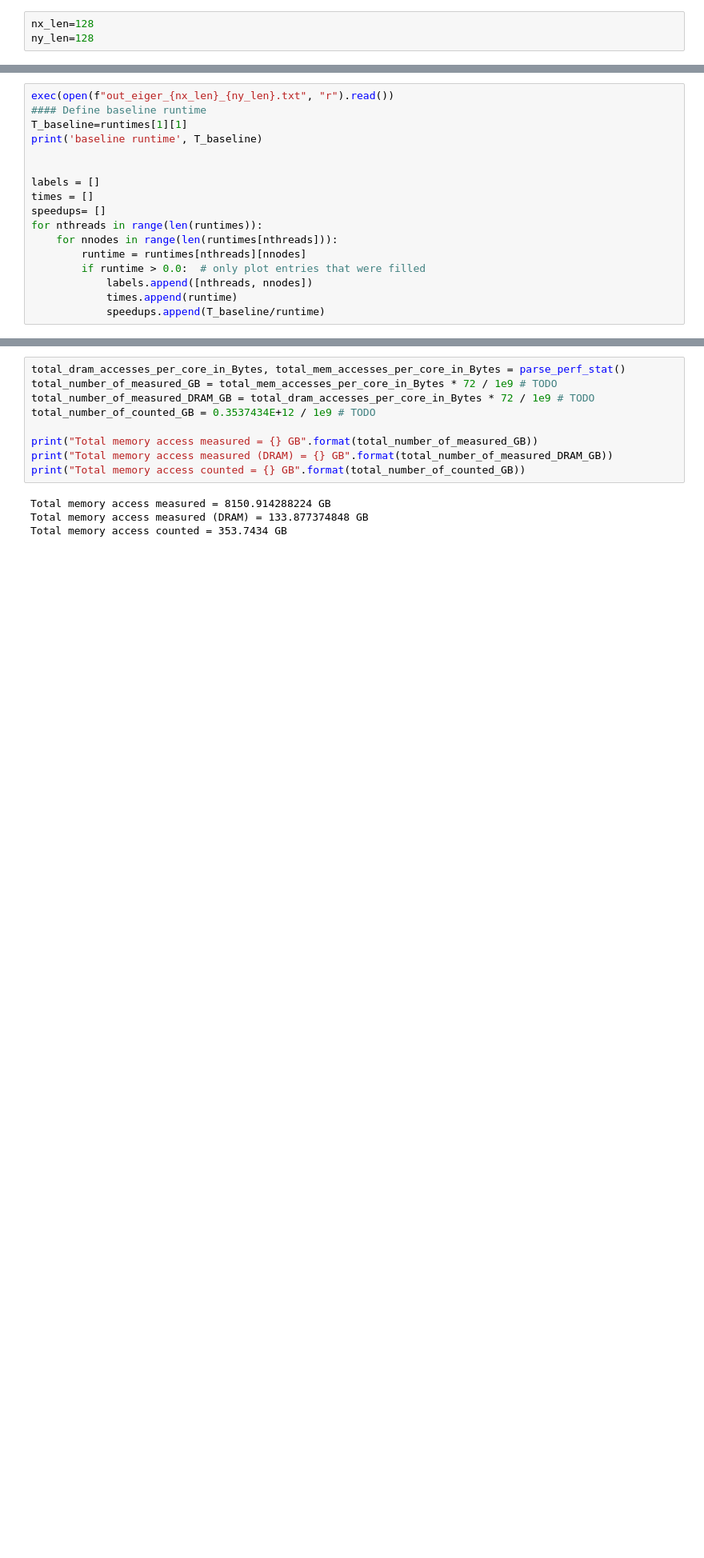
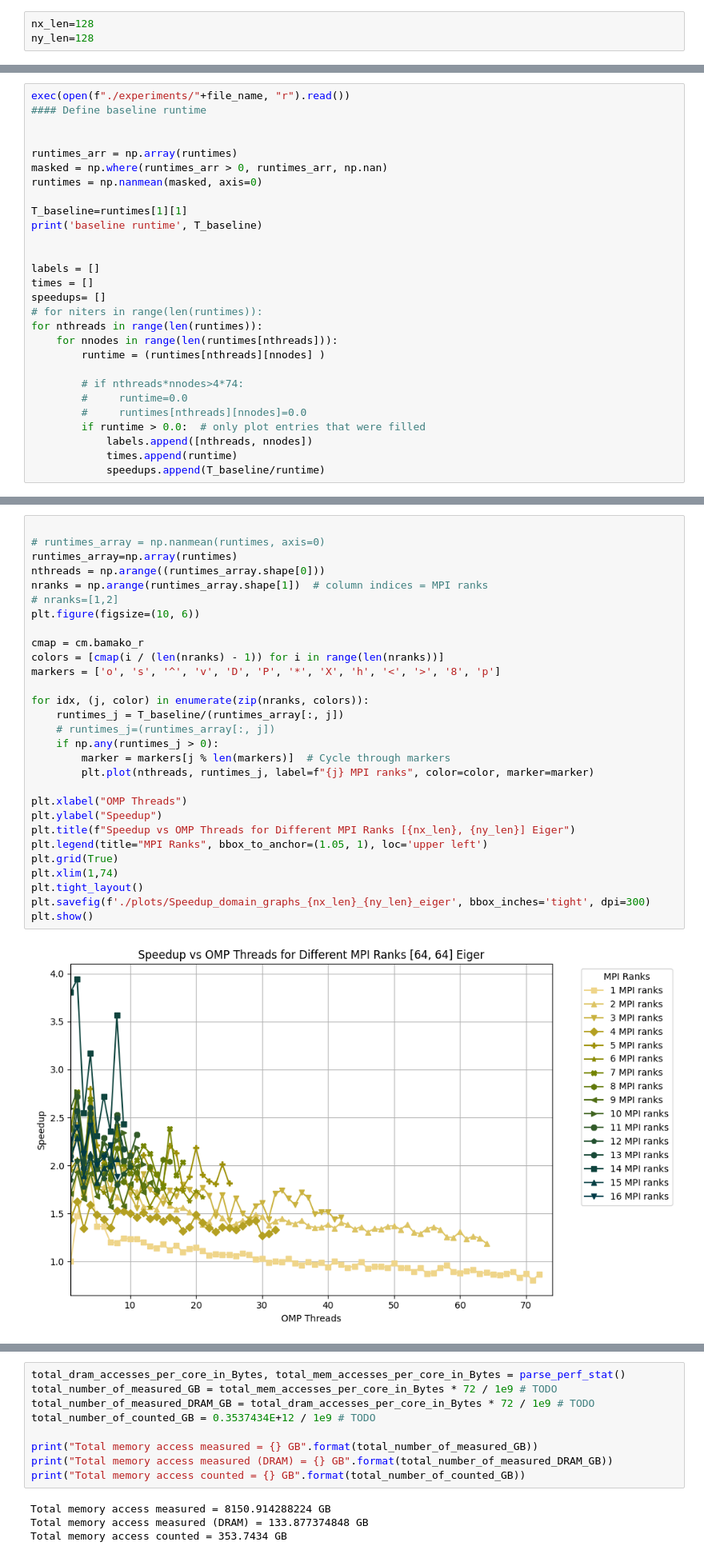
Before and after one commit to Rainette9/HPC4WC_proj5, a Jupyter notebook: OPENMP_MPI.ipynb, the cells around one changed output, grey strips where cells are left out. Shown at 80% size. Saved outputs shown, nothing was run; the diff lists cells and outputs as text; blank space fills up the shorter version.

```diff
--- a/OPENMP_MPI.ipynb
+++ b/OPENMP_MPI.ipynb
@@ -226,6 +227,12 @@ ny_len=128
 # %%
-exec(open(f"out_eiger_{nx_len}_{ny_len}.txt", "r").read())
+exec(open(f"./experiments/"+file_name, "r").read())
 #### Define baseline runtime
+
+
+runtimes_arr = np.array(runtimes)
+masked = np.where(runtimes_arr > 0, runtimes_arr, np.nan)
+runtimes = np.nanmean(masked, axis=0)
+
 T_baseline=runtimes[1][1]
 print('baseline runtime', T_baseline)
 
@@ -233,9 +240,14 @@ print('baseline runtime', T_baseline)
 labels = []
 times = []
 speedups= []
+# for niters in range(len(runtimes)):
 for nthreads in range(len(runtimes)):
     for nnodes in range(len(runtimes[nthreads])):
-        runtime = runtimes[nthreads][nnodes]
+        runtime = (runtimes[nthreads][nnodes] )
+
+        # if nthreads*nnodes>4*74:
+        #     runtime=0.0
+        #     runtimes[nthreads][nnodes]=0.0
         if runtime > 0.0:  # only plot entries that were filled
             labels.append([nthreads, nnodes])
             times.append(runtime)
@@ -289,3 +257,34 @@ plt.show()
+# %%
+
+# runtimes_array = np.nanmean(runtimes, axis=0)
+runtimes_array=np.array(runtimes)
+nthreads = np.arange((runtimes_array.shape[0]))
+nranks = np.arange(runtimes_array.shape[1])  # column indices = MPI ranks
+# nranks=[1,2]
+plt.figure(figsize=(10, 6))
+
+cmap = cm.bamako_r
+colors = [cmap(i / (len(nranks) - 1)) for i in range(len(nranks))]
+markers = ['o', 's', '^', 'v', 'D', 'P', '*', 'X', 'h', '<', '>', '8', 'p']
+
+for idx, (j, color) in enumerate(zip(nranks, colors)):
+    runtimes_j = T_baseline/(runtimes_array[:, j])
+    # runtimes_j=(runtimes_array[:, j])
+    if np.any(runtimes_j > 0):
+        marker = markers[j % len(markers)]  # Cycle through markers
+        plt.plot(nthreads, runtimes_j, label=f"{j} MPI ranks", color=color, marker=marker)
+
+plt.xlabel("OMP Threads")
+plt.ylabel("Speedup")
+plt.title(f"Speedup vs OMP Threads for Different MPI Ranks [{nx_len}, {ny_len}] Eiger")
+plt.legend(title="MPI Ranks", bbox_to_anchor=(1.05, 1), loc='upper left')
+plt.grid(True)
+plt.xlim(1,74)
+plt.tight_layout()
+plt.savefig(f'./plots/Speedup_domain_graphs_{nx_len}_{ny_len}_eiger', bbox_inches='tight', dpi=300)
+plt.show()
+# %% [output]
+[figure, added]
 # %%
 labels_array = np.array(labels)
 nthreads = sorted(set(labels_array[:, 0]))
```
Also changed, not shown: parts of 6 cells of this notebook.
